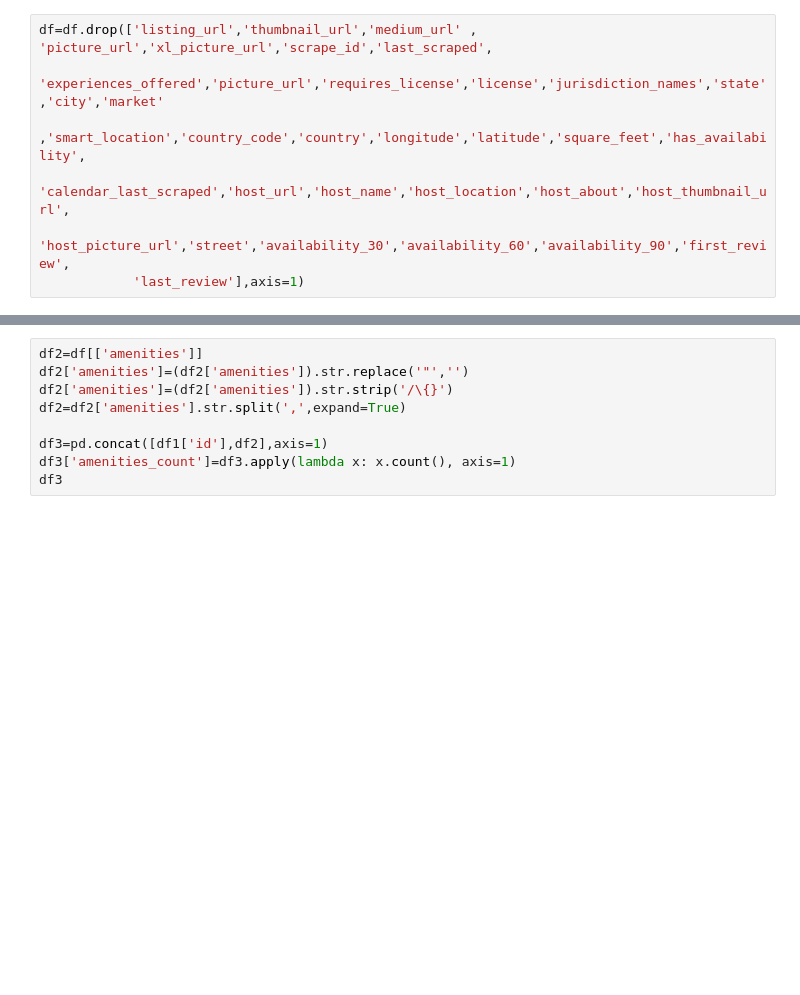
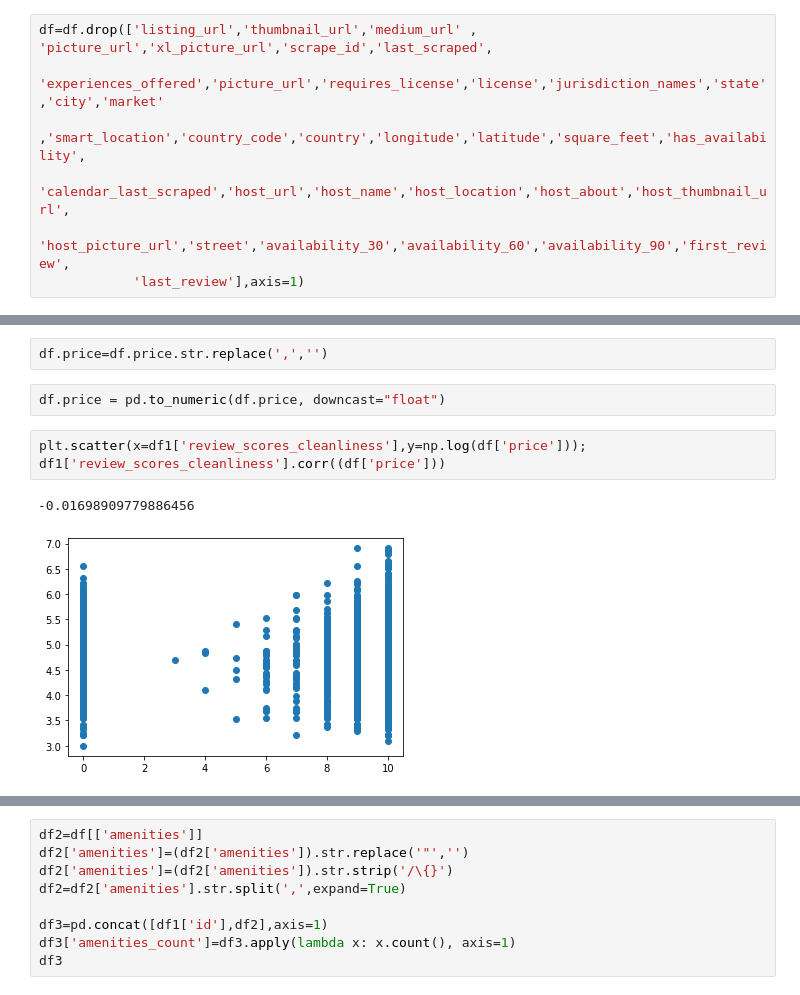
Before and after one commit to Ajax243/Airbnb_Seattle, a Jupyter notebook: listings_notebook.ipynb, the cells around one changed output, grey strips where cells are left out. Cells and saved outputs as stored; diff of their text form; blank space fills up the shorter version.

```diff
--- a/listings_notebook.ipynb
+++ b/listings_notebook.ipynb
@@ -96,3 +143,13 @@ reviews_per_month                 : float64
+# %%
+df.price=df.price.str.replace(',','')
+# %%
+df.price = pd.to_numeric(df.price, downcast="float")
+# %%
+plt.scatter(x=df1['review_scores_cleanliness'],y=np.log(df['price']));
+df1['review_scores_cleanliness'].corr((df['price']))
+# %% [output]
+-0.01698909779886456
+[figure, added]
 # %%
 df1= df[['id', 'number_of_reviews','review_scores_rating','review_scores_accuracy','review_scores_cleanliness',
          'review_scores_checkin','review_scores_communication','review_scores_value']]
```
Also changed, not shown: parts of 17 cells of this notebook.
